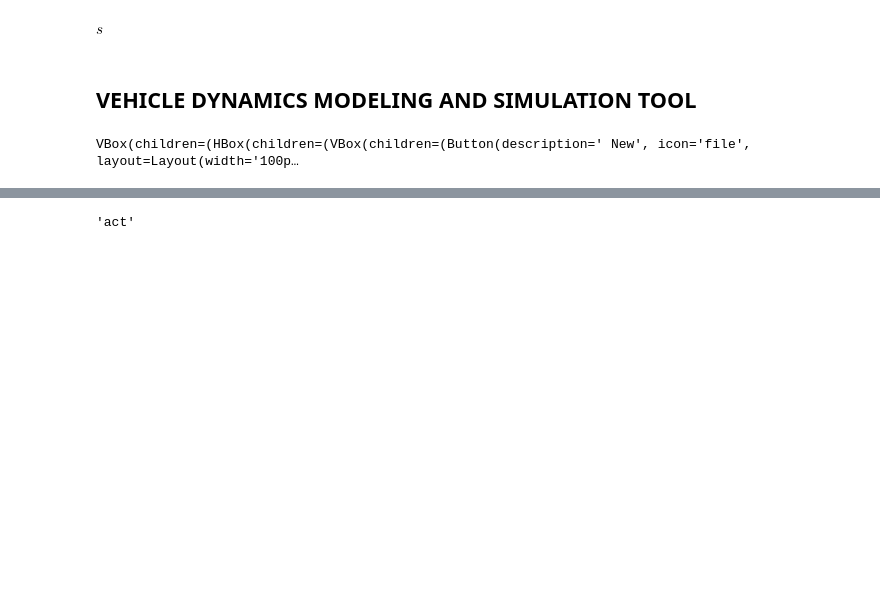
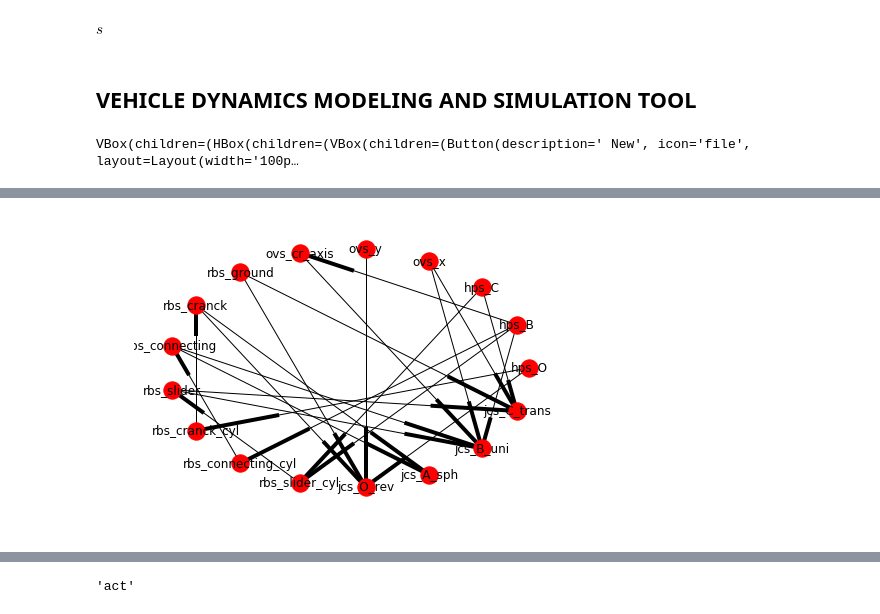
Before and after one commit to khaledghobashy/asurt_cdt, a Jupyter notebook: models/slider_cranck/slider_cranck.ipynb, the cells around one changed output, grey strips where cells are left out. Saved outputs shown, nothing was run; the diff lists cells and outputs as text; code cells hidden in the pictures; blank space fills up the shorter version.

```diff
--- a/models/slider_cranck/slider_cranck.ipynb
+++ b/models/slider_cranck/slider_cranck.ipynb
@@ -31,0 +49,7 @@ m.show_data_flow()
+# %%
+g=m.data_graph.copy()
+# %%
+nx.draw_circular(g,with_labels=True)
+plt.show()
+# %% [output]
+[figure, added]
```
Also changed, not shown: parts of 21 cells of this notebook, 7 other files.
